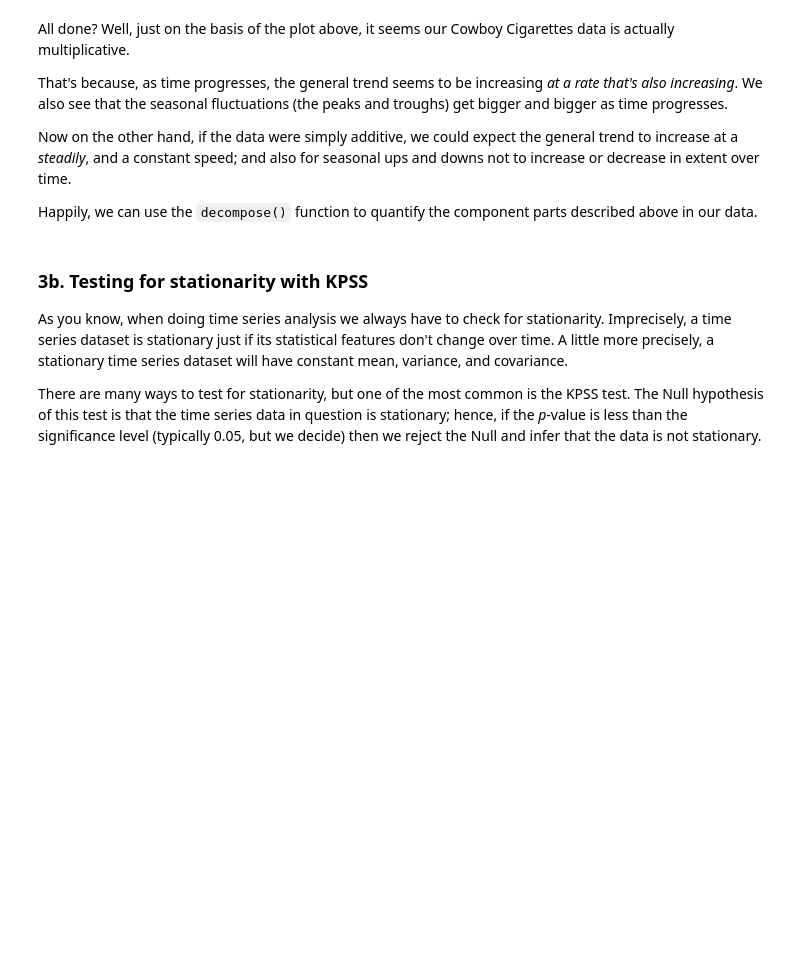
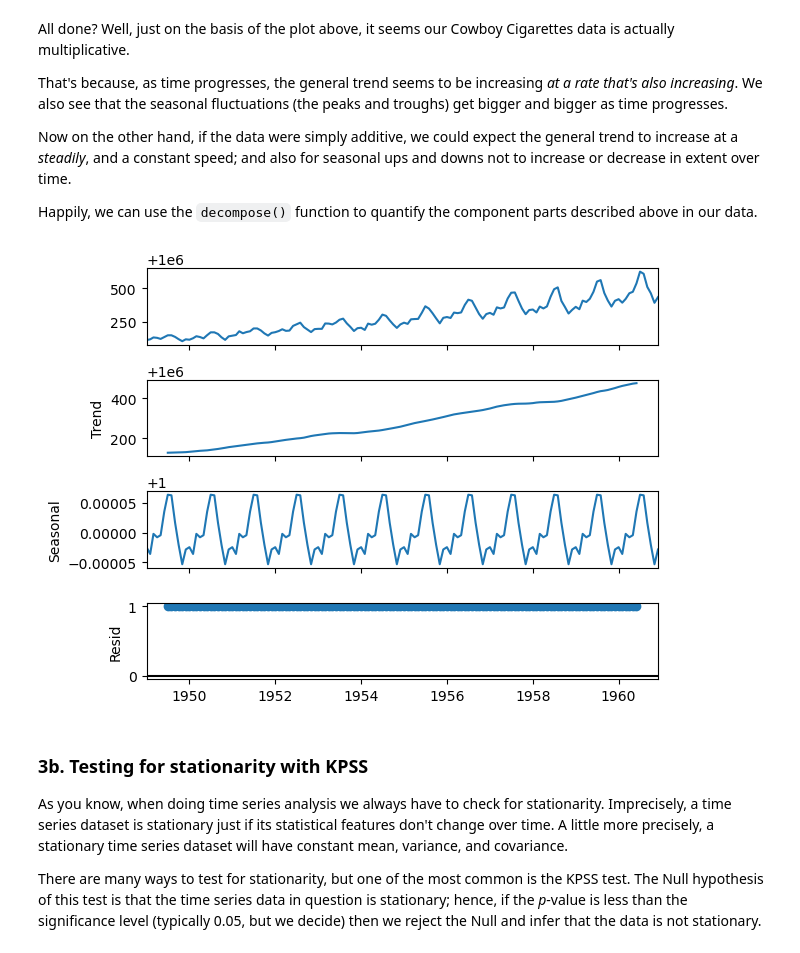
Before and after one commit to hao-udoin/Springboard-data-science, a Jupyter notebook: 20.1 Time Series/Cowboy Cigarettes Case Study - Tier 3.ipynb, the cells around one changed output. Saved outputs shown, nothing was run; the diff lists cells and outputs as text; code cells hidden in the pictures; blank space fills up the shorter version.

```diff
--- a/20.1 Time Series/Cowboy Cigarettes Case Study - Tier 3.ipynb
+++ b/20.1 Time Series/Cowboy Cigarettes Case Study - Tier 3.ipynb
@@ -159,10 +221,13 @@ Now on the other hand, if the data were simply additive, we could expect the gen
 
 Happily, we can use the `decompose()` function to quantify the component parts described above in our data.
 # %%
-_ _ _
+decomposition = seasonal_decompose(y, model='multiplicative')
 
 # Plot the original data, the trend, the seasonality, and the residuals
-_ _ _
+decomposition.plot()
+plt.show()
+# %% [output]
+[figure, added]
 # %% [markdown]
 ### 3b. Testing for stationarity with KPSS
 As you know, when doing time series analysis we always have to check for stationarity. Imprecisely, a time series dataset is stationary just if its statistical features don't change over time. A little more precisely, a stationary time series dataset will have constant mean, variance, and covariance.
```
Also changed, not shown: parts of 50 cells of this notebook.
